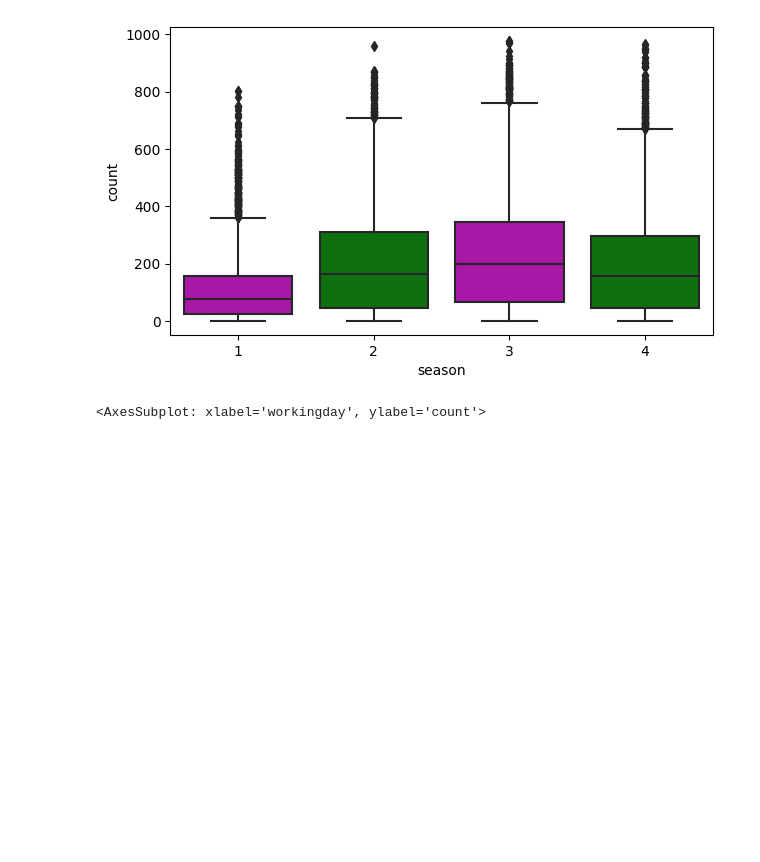
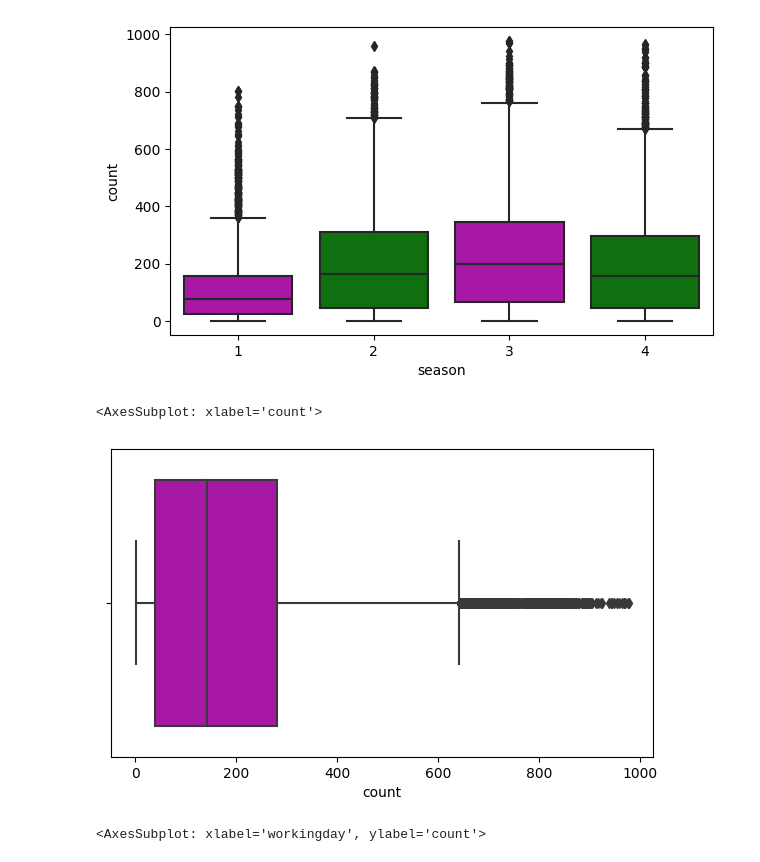
Before and after one commit to Azhar-A-Shaikh/BikeShare_Internship_Regression_model, a Jupyter notebook: Bike_Share_final.ipynb, the cells around one changed output. Drawn from its saved outputs; the diff is of its cells as text; code cells hidden in the pictures; blank space fills up the shorter version.

```diff
--- a/Bike_Share_final.ipynb
+++ b/Bike_Share_final.ipynb
@@ -263,6 +263,12 @@ sns.boxplot(x="season", y="count", palette=["m", "g"],data=df)
 # %% [output]
 <AxesSubplot: xlabel='season', ylabel='count'>
 [figure]
+# %%
+plt.figure(figsize = (7,4))
+sns.boxplot(x="count", palette=["m", "g"],data=df)
+# %% [output]
+<AxesSubplot: xlabel='count'>
+[figure, added]
 # %%
 plt.figure(figsize = (5,4))
 sns.barplot(x= 'workingday', y = 'count', data=df)
```
Also changed, not shown: parts of 30 cells of this notebook, 4 other files.
